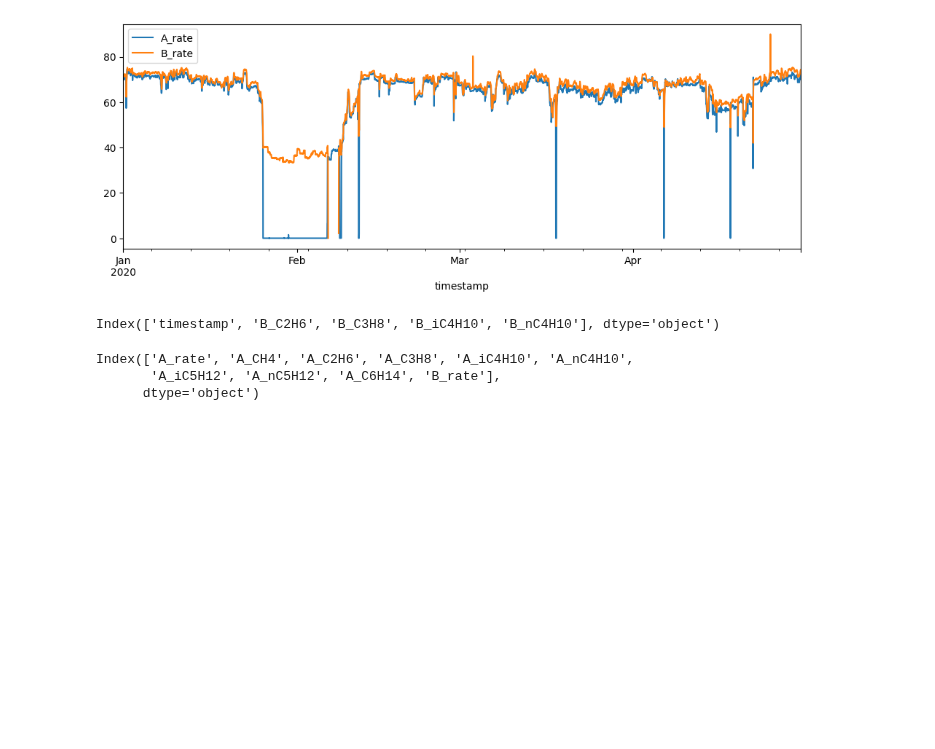
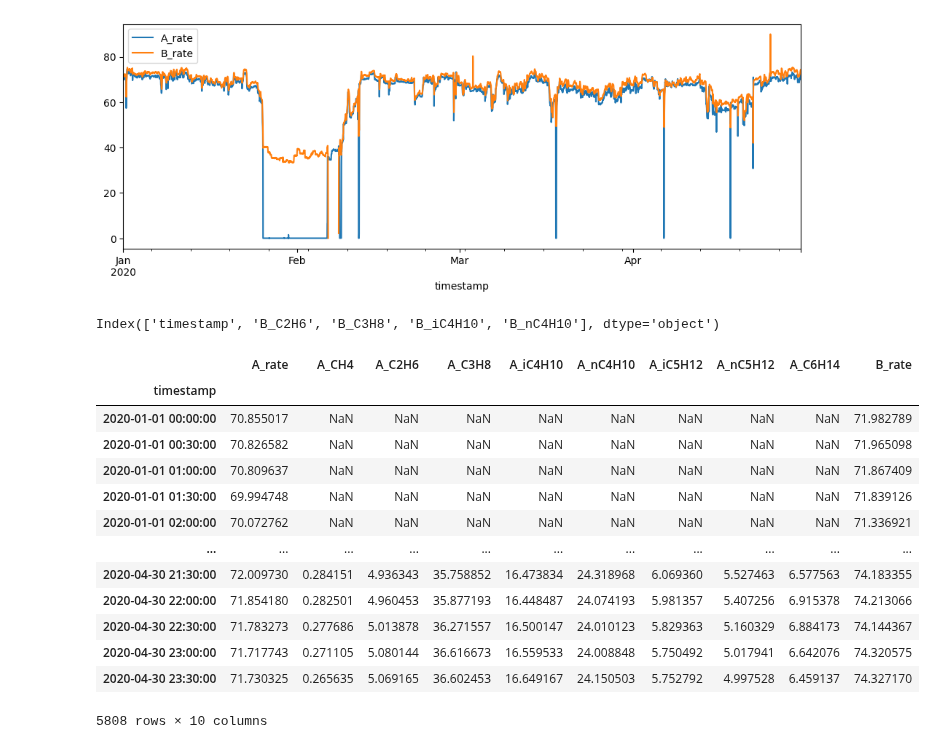
Before and after one commit to Kirill1961/pythonProject2, a Jupyter notebook: sibur_timestamp_jup.ipynb, the cells around one changed output. Cells and saved outputs as stored; diff of their text form; code cells hidden in the pictures; blank space fills up the shorter version.

```diff
--- a/sibur_timestamp_jup.ipynb
+++ b/sibur_timestamp_jup.ipynb
@@ -31,26 +31,34 @@ Index(['timestamp', 'A_rate', 'A_CH4', 'A_C2H6', 'A_C3H8', 'A_iC4H10',
       dtype='object')
 # %%
 # df_tr['timestamp'] = pd.to_datetime(df_tr['timestamp'])  # трансформ признака из str в timestamp
-#
 # df_tr.set_index('timestamp', inplace=True)  # трансформ Признака timestamp в Индекс timestamp
-#
 # df_tr.sort_index(inplace=True) # Сортируем для перестраховки
-#
 # df = df_tr.iloc[0: 10, :]  # For Train
 
-
+# TODO в train, test и target преобразуем 'timestamp' из object -> Timestamp
 df_tr['timestamp'] = pd.to_datetime(df_tr['timestamp'])
-
+df_ts['timestamp'] = pd.to_datetime(df_ts['timestamp'])
 df_tg['timestamp'] = pd.to_datetime(df_tg['timestamp'])
 
-df_ts['timestamp'] = pd.to_datetime(df_ts['timestamp'])
+# TODO 'timestamp' перенесём в индекс + сортировка индекса train, test, target
+df_tr = df_tr.set_index('timestamp')
+df_tr = df_tr.sort_index()
 
+df_ts = df_ts.set_index('timestamp')
+df_ts = df_ts.sort_index()
+
+df_tg = df_tg.set_index('timestamp')
+df_tg = df_tg.sort_index()
 
 print(df_tr.shape, df_ts.shape, df_tg.shape)
 
-df_tr.info()
-df_ts.info()
-df_tg.info()
+# df_tr.info()
+# df_ts.info()
+# df_tg.info()
 
-print(df_tr.columns, df_ts.columns, df_tg.columns)
+print(df_tr.columns)
+print(df_ts.columns)
+print(df_tg.columns)
+
+df_tr.head(2)
 # %% [output]
@@ -88,8 +91,19 @@ df_tg.columns
 # %% [output]
 Index(['timestamp', 'B_C2H6', 'B_C3H8', 'B_iC4H10', 'B_nC4H10'], dtype='object')
 # %%
-df_tr.columns
+df_tr
 # %% [output]
+|  | A_rate | A_CH4 | A_C2H6 | A_C3H8 | A_iC4H10 | A_nC4H10 | A_iC5H12 | A_nC5H12 | A_C6H14 | B_rate |
+| timestamp |  |  |  |  |  |  |  |  |  |  |
+| 2020-01-01 00:00:00 | 70.855017 | NaN | NaN | NaN | NaN | NaN | NaN | NaN | NaN | 71.982789 |
+| 2020-01-01 00:30:00 | 70.826582 | NaN | NaN | NaN | NaN | NaN | NaN | NaN | NaN | 71.965098 |
+| 2020-01-01 01:00:00 | 70.809637 | NaN | NaN | NaN | NaN | NaN | NaN | NaN | NaN | 71.867409 |
+| 2020-01-01 01:30:00 | 69.994748 | NaN | NaN | NaN | NaN | NaN | NaN | NaN | NaN | 71.839126 |
+| 2020-01-01 02:00:00 | 70.072762 | NaN | NaN | NaN | NaN | NaN | NaN | NaN | NaN | 71.336921 |
+| ... | ... | ... | ... | ... | ... | ... | ... | ... | ... | ... |
+| 2020-04-30 21:30:00 | 72.009730 | 0.284151 | 4.936343 | 35.758852 | 16.473834 | 24.318968 | 6.069360 | 5.527463 | 6.577563 | 74.183355 |
+| 2020-04-30 22:00:00 | 71.854180 | 0.282501 | 4.960453 | 35.877193 | 16.448487 | 24.074193 | 5.981357 | 5.407256 | 6.915378 | 74.213066 |
+| 2020-04-30 22:30:00 | 71.783273 | 0.277686 | 5.013878 | 36.271557 | 16.500147 | 24.010123 | 5.829363 | 5.160329 | 6.884173 | 74.144367 |
+| 2020-04-30 23:00:00 | 71.717743 | 0.271105 | 5.080144 | 36.616673 | 16.559533 | 24.008848 | 5.750492 | 5.017941 | 6.642076 | 74.320575 |
+| 2020-04-30 23:30:00 | 71.730325 | 0.265635 | 5.069165 | 36.602453 | 16.649167 | 24.150503 | 5.752792 | 4.997528 | 6.459137 | 74.327170 |
-Index(['A_rate', 'A_CH4', 'A_C2H6', 'A_C3H8', 'A_iC4H10', 'A_nC4H10',
-       'A_iC5H12', 'A_nC5H12', 'A_C6H14', 'B_rate'],
-      dtype='object')
+5808 rows × 10 columns
```
Also changed, not shown: parts of 1 cell of this notebook.
